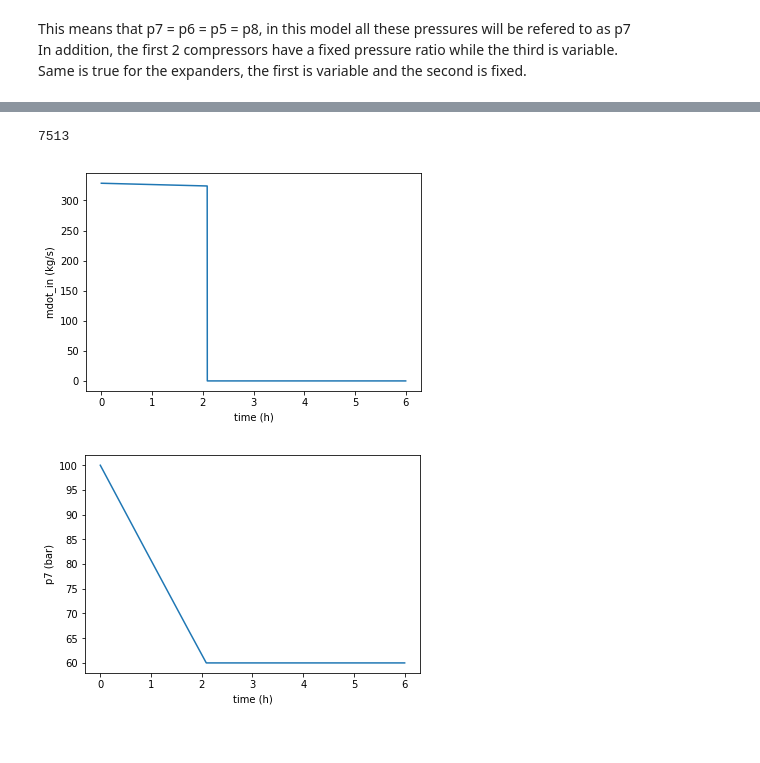
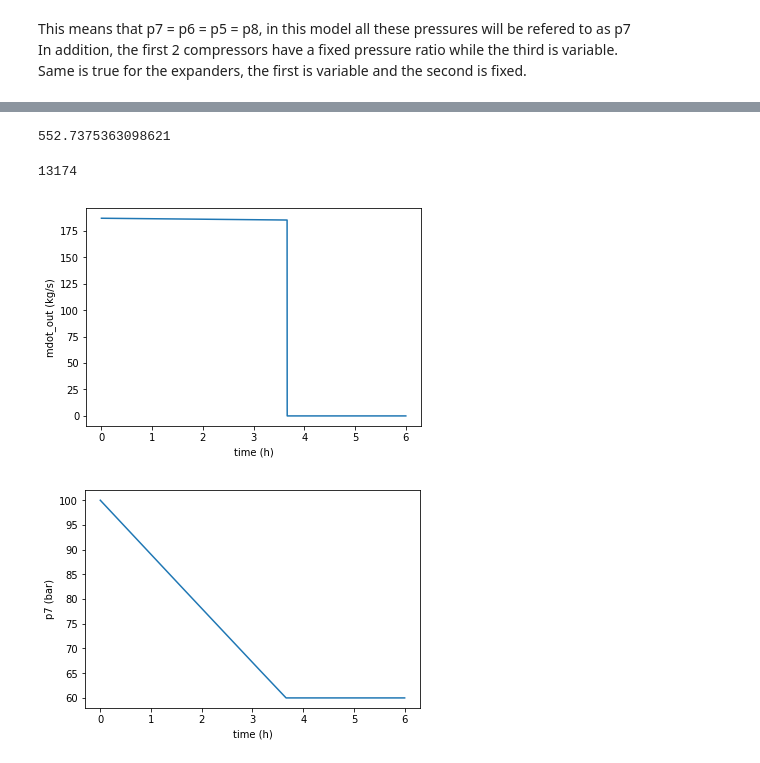
Before and after one commit to JWMvanLeeuwen/CAES, a Jupyter notebook: CAES.ipynb, the cells around one changed output, grey strips where cells are left out. Saved outputs shown, nothing was run; the diff lists cells and outputs as text; code cells hidden in the pictures.

Commit message:
added approximation to determine heat distribution in expander phase

```diff
--- a/CAES.ipynb
+++ b/CAES.ipynb
@@ -31,6 +28,7 @@ T6 = T1
 #Fixed temperatures of hot & cold TES
 Twh = 95+273.15 #K
 Twl = T1
+eff_TES = 0.97 #Waiting for correct value
 
 #Fixed pressures
 p2 = 13*p1   #fixed ratio
@@ -144,7 +142,7 @@ def mdot_out(t,p7):
     if p7 > pmin:
 
         #Specific work where dh2 is constant and dh1 is a function of time
-        dh1 = hTp(p7,T5)-hTp(p9,T9)
+        dh1 = hTp(p7,T8)-hTp(p9,T9)
         dh2 = hTp(p10,T10)-hTp(p11,T11)
 
         return (Pout/eff_t/eff_g/(dh1+dh2))
@@ -175,7 +173,7 @@ x = []
 y = []
 z = []
 mflow = []
-#Qstored = 0
+Qstored = 0
 tmax=6*60*60
 
 #Calculate Temperature after compressor stage, needed for enthalphy
@@ -190,7 +188,7 @@ for t in np.linspace(0, tmax, tmax/dt):
 
     mdot = mdot_in(t,p7)
     p7 += mdot * dt * Ra * T6 / V
-
+    Qstored += Q_HX(T3,T4) + Q_HX(T3,T4)
     mflow.append(flow_cooling_liquid(T3,T4)+flow_cooling_liquid(T5,T6))
 
     x.append(t/60/60)
@@ -198,13 +196,14 @@ for t in np.linspace(0, tmax, tmax/dt):
     z.append(p7/1e5)
     #Tout.append(Tcompr(p7))
 
+Q_TES = abs(Qstored)*eff_TES
 
 #Determine for how long power was provided
 for t in range(t_rampup,tmax,dt):
     if y[t] != 0:
         tcharge = t
 
-
+print(Qstored)
 plt.plot(x, y)
 plt.xlabel("time (h)")
 plt.ylabel("mdot_in (kg/s)")
@@ -228,55 +228,57 @@ plt.show()
 x = []
 y = []
 z = []
-mflow = []
 tmax=6*60*60
 
-#Not correct, add right temperatures later
-T10=T1
+#Temperature very rough approximation
+cp_air=1007
+Qdot = Q_TES/(0.72*tcharge)  #qdot calculation with estimated decharge time
+dT=Qdot/400/cp_air
+print(dT)
+
+T8=T6 +0.1*dT           #0.1 and 0.9 weights are based on pressure ratios
+T9=Tcompr(p7,p9,T8)
+T10=T9 +0.9*dT
 T11=Tcompr(p10,p11,T10)
-T8=T1
-T9=Tcompr(p7,p9,T8)
-
-
 
 
 for t in np.linspace(0, tmax, tmax/dt):
 
     mdot = mdot_out(t,p7)
-    p7 -= mdot * dt * Ra * T6 / V
-
-    #mflow.append(flow_cooling_liquid(T3,T4)+flow_cooling_liquid(T5,T6))
+    dp = mdot * dt * Ra * T6 / V
+    p7 -= dp
 
     x.append(t/60/60)
     y.append(mdot_out(t,p7))
     z.append(p7/1e5)
-    #Tout.append(Tcompr(p7))
+
 
 
 #Determine for how long power was provided
 for t in range(t_rampup,tmax,dt):
     if y[t] != 0:
         tdecharge = t
 print(tdecharge)
 
 plt.plot(x, y)
 plt.xlabel("time (h)")
-plt.ylabel("mdot_in (kg/s)")
+plt.ylabel("mdot_out (kg/s)")
 plt.show()
 
 plt.plot(x,z)
 plt.xlabel("time (h)")
 plt.ylabel("p7 (bar)")
 plt.show()
 
-#plt.plot(x,mflow)
+#plt.plot(x,Tout)
 #plt.xlabel("time (h)")
-#plt.ylabel("mflow (kg/s)")
+#plt.ylabel("Qdot (W)")
 #plt.show()
 # %% [output]
-7513
+552.7375363098621
+13174
-[figure, old version]
+[figure, new version]
-[figure, old version]
+[figure, new version]
 # %%
 print(efficiency())
 # %% [output]
```
Also changed, not shown: parts of 4 cells of this notebook.
